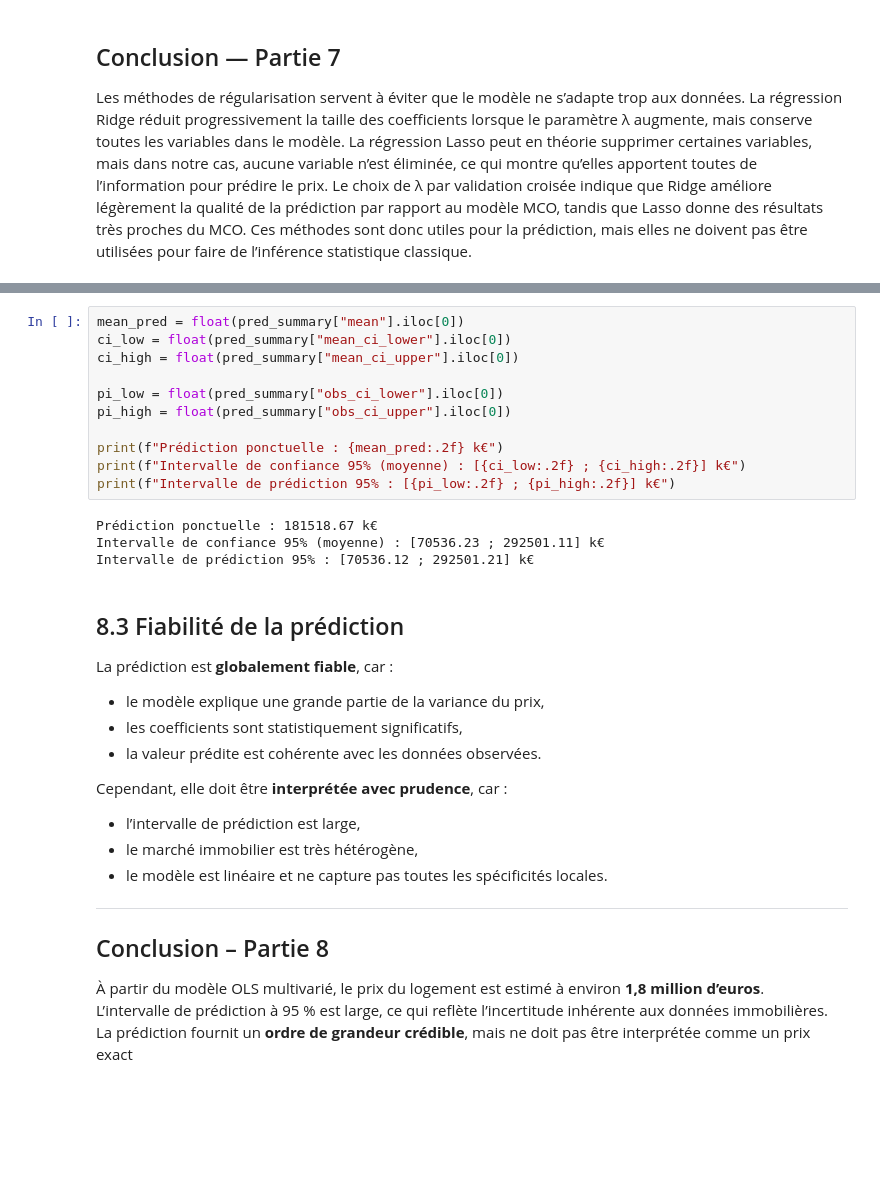
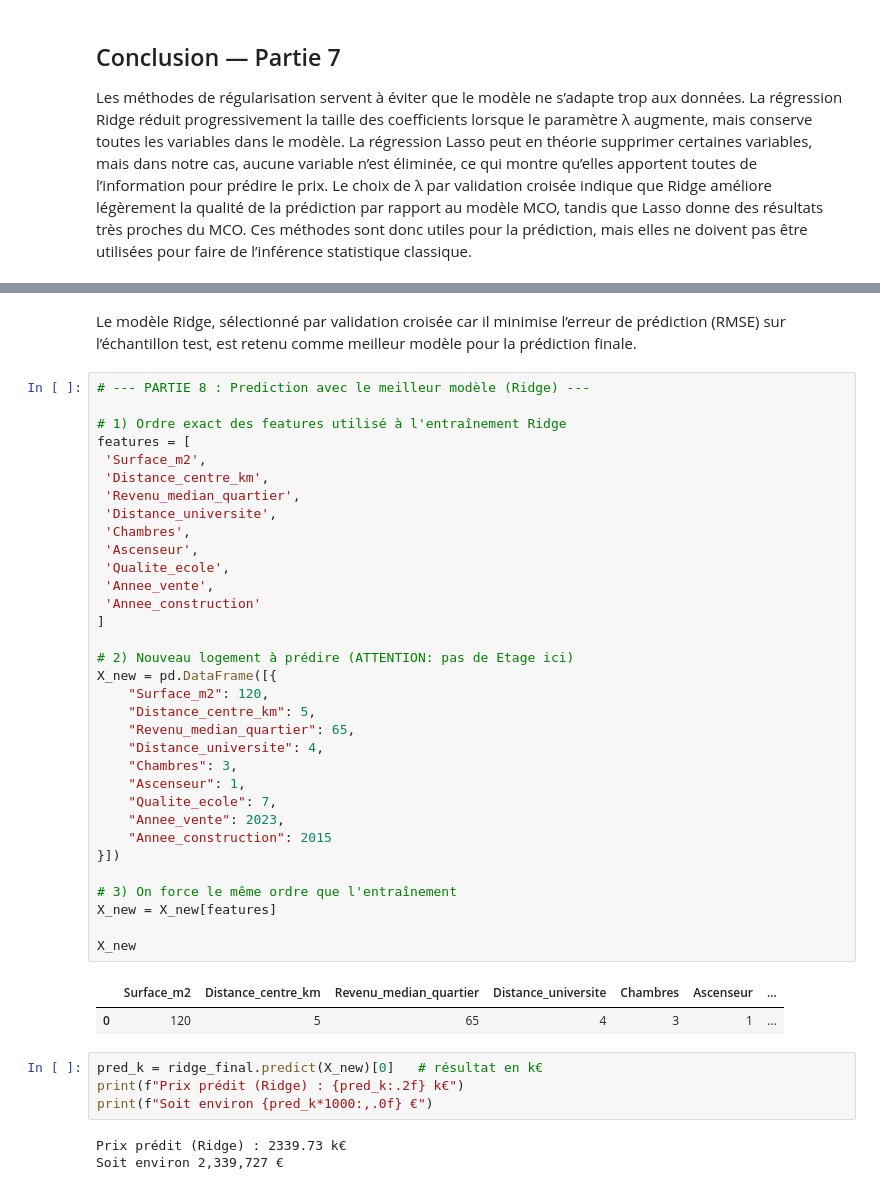
Before and after one commit to SIVAYANAMAPeraveena/Statistique, a Jupyter notebook: notebook.ipynb, the cells around one changed output, grey strips where cells are left out. Drawn from its saved outputs; the diff is of its cells as text; blank space fills up the shorter version.

```diff
--- a/notebook.ipynb
+++ b/notebook.ipynb
@@ -1568,35 +1566,45 @@ Cette valeur est cohérente avec les prix observés dans la base de données, qu
-# %%
-mean_pred = float(pred_summary["mean"].iloc[0])
-ci_low = float(pred_summary["mean_ci_lower"].iloc[0])
-ci_high = float(pred_summary["mean_ci_upper"].iloc[0])
-
-pi_low = float(pred_summary["obs_ci_lower"].iloc[0])
-pi_high = float(pred_summary["obs_ci_upper"].iloc[0])
-
-print(f"Prédiction ponctuelle : {mean_pred:.2f} k€")
-print(f"Intervalle de confiance 95% (moyenne) : [{ci_low:.2f} ; {ci_high:.2f}] k€")
-print(f"Intervalle de prédiction 95% : [{pi_low:.2f} ; {pi_high:.2f}] k€")
-# %% [output]
-Prédiction ponctuelle : 181518.67 k€
-Intervalle de confiance 95% (moyenne) : [70536.23 ; 292501.11] k€
-Intervalle de prédiction 95% : [70536.12 ; 292501.21] k€
-# %% [markdown]
-## 8.3 Fiabilité de la prédiction
-
-La prédiction est **globalement fiable**, car :
-- le modèle explique une grande partie de la variance du prix,
-- les coefficients sont statistiquement significatifs,
-- la valeur prédite est cohérente avec les données observées.
-
-Cependant, elle doit être **interprétée avec prudence**, car :
-- l’intervalle de prédiction est large,
-- le marché immobilier est très hétérogène,
-- le modèle est linéaire et ne capture pas toutes les spécificités locales.
-
----
-
-## Conclusion – Partie 8
-
-À partir du modèle OLS multivarié, le prix du logement est estimé à environ **1,8 million d’euros**.
-L’intervalle de prédiction à 95 % est large, ce qui reflète l’incertitude inhérente aux données immobilières.
-La prédiction fournit un **ordre de grandeur crédible**, mais ne doit pas être interprétée comme un prix exact
+# %% [markdown]
+Le modèle Ridge, sélectionné par validation croisée car il minimise l’erreur de prédiction (RMSE) sur l’échantillon test, est retenu comme meilleur modèle pour la prédiction finale.
+# %%
+# --- PARTIE 8 : Prediction avec le meilleur modèle (Ridge) ---
+
+# 1) Ordre exact des features utilisé à l'entraînement Ridge
+features = [
+ 'Surface_m2',
+ 'Distance_centre_km',
+ 'Revenu_median_quartier',
+ 'Distance_universite',
+ 'Chambres',
+ 'Ascenseur',
+ 'Qualite_ecole',
+ 'Annee_vente',
+ 'Annee_construction'
+]
+
+# 2) Nouveau logement à prédire (ATTENTION: pas de Etage ici)
+X_new = pd.DataFrame([{
+    "Surface_m2": 120,
+    "Distance_centre_km": 5,
+    "Revenu_median_quartier": 65,
+    "Distance_universite": 4,
+    "Chambres": 3,
+    "Ascenseur": 1,
+    "Qualite_ecole": 7,
+    "Annee_vente": 2023,
+    "Annee_construction": 2015
+}])
+
+# 3) On force le même ordre que l'entraînement
+X_new = X_new[features]
+
+X_new
+# %% [output]
+|  | Surface_m2 | Distance_centre_km | Revenu_median_quartier | Distance_universite | Chambres | Ascenseur | ... |
+| 0 | 120 | 5 | 65 | 4 | 3 | 1 | ... |
+# %%
+pred_k = ridge_final.predict(X_new)[0]   # résultat en k€
+print(f"Prix prédit (Ridge) : {pred_k:.2f} k€")
+print(f"Soit environ {pred_k*1000:,.0f} €")
+# %% [output]
+Prix prédit (Ridge) : 2339.73 k€
+Soit environ 2,339,727 €
```
Also changed, not shown: parts of 31 cells of this notebook.
